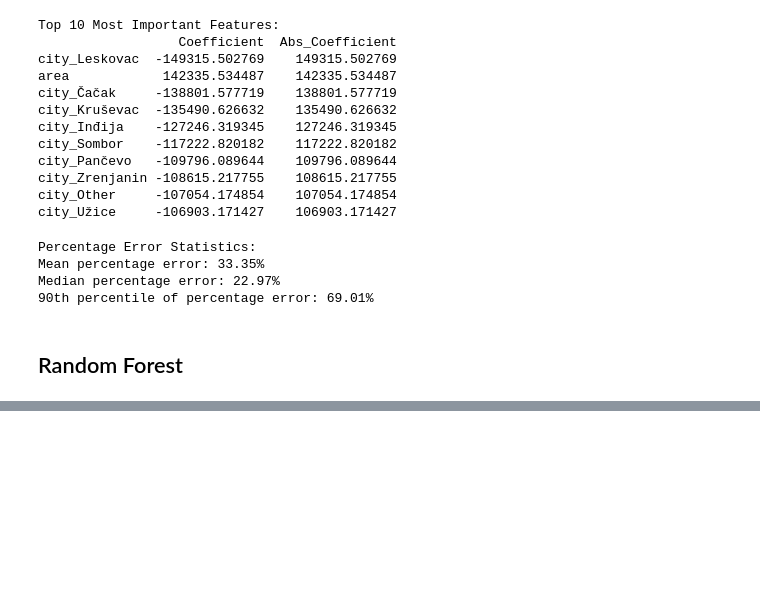
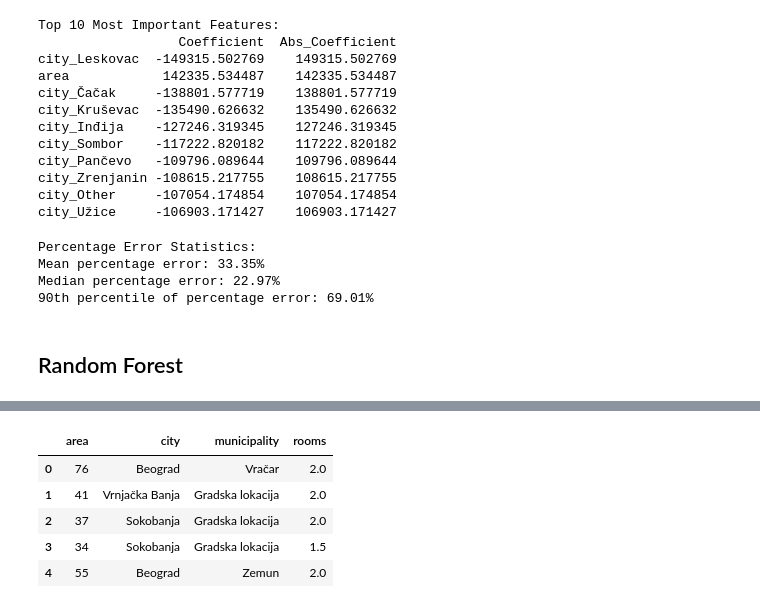
Before and after one commit to jovanovic-djo/real-estate-data-hub, a Jupyter notebook: notebooks/model_training.ipynb, the cells around one changed output, grey strips where cells are left out. Drawn from its saved outputs; the diff is of its cells as text; code cells hidden in the pictures; blank space fills up the shorter version.

```diff
--- a/notebooks/model_training.ipynb
+++ b/notebooks/model_training.ipynb
@@ -272,0 +285,11 @@ df = pd.read_csv('..\\data\\cleaned\\data.csv')
+# %%
+X = df[["area", "city", "municipality", "borough", "rooms"]]
+y = df["price"]
+X.head()
+# %% [output]
+|  | area | city | municipality | rooms |
+| 0 | 76 | Beograd | Vračar | 2.0 |
+| 1 | 41 | Vrnjačka Banja | Gradska lokacija | 2.0 |
+| 2 | 37 | Sokobanja | Gradska lokacija | 2.0 |
+| 3 | 34 | Sokobanja | Gradska lokacija | 1.5 |
+| 4 | 55 | Beograd | Zemun | 2.0 |
```
Also changed, not shown: parts of 10 cells of this notebook, 2 other files.
